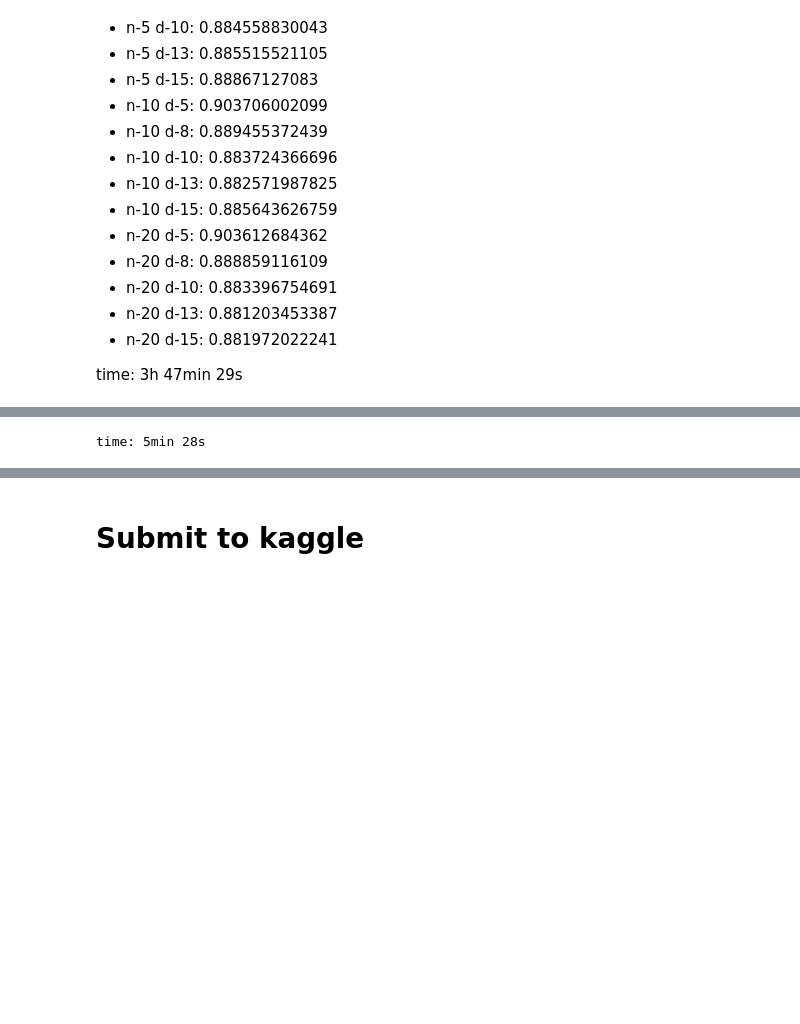
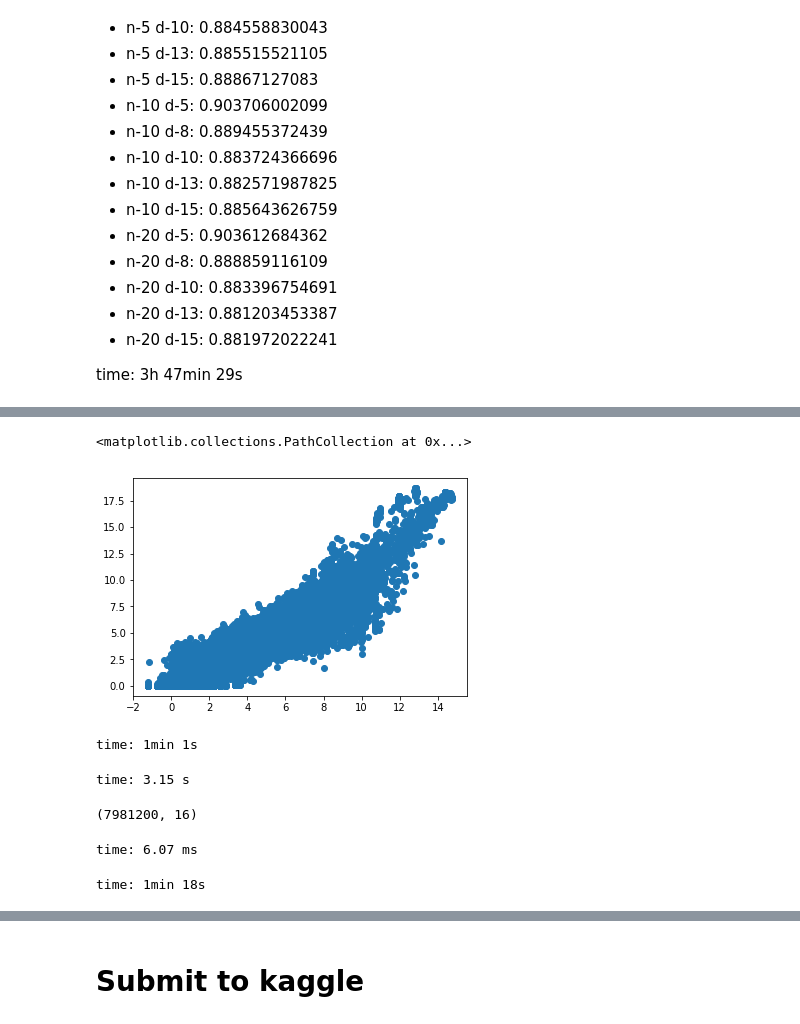
Before and after one commit to encredible/kaggle-solution, a Jupyter notebook: competitive-data-science-final-project/solution.ipynb, the cells around one changed output, grey strips where cells are left out. Cells and saved outputs as stored; diff of their text form; code cells hidden in the pictures; blank space fills up the shorter version.

Commit message:
Test ensembling

```diff
--- a/competitive-data-science-final-project/solution.ipynb
+++ b/competitive-data-science-final-project/solution.ipynb
@@ -626,0 +604,2 @@ time: 4min 51s
+# %%
+pred_lgb = lgb.predict(X_valid)
@@ -626,0 +608,2 @@ time: 4min 51s
+# %%
+X_test_level2 = np.c_[pred_lr, pred_lgb]
@@ -626,0 +612,7 @@ time: 4min 51s
+# %%
+#원래는 27~32였는데 시간이 오래걸릴거 같아서 줄임
+level2_date_blocks = [27,28,29,30,31,32]
+dates_train_level2 = dates_train[dates_train.isin(level2_date_blocks)]
+
+# That is how we get target for the 2nd level dataset
+y_train_level2 = y_train[dates_train.isin(level2_date_blocks)]
@@ -626,0 +621,29 @@ time: 4min 51s
+# %%
+# And here we create 2nd level feeature matrix, init it with zeros first
+X_train_level2 = np.zeros([y_train_level2.shape[0], 2])
+
+# Now fill `X_train_level2` with metafeatures
+for cur_block_num in level2_date_blocks:
+
+    print(cur_block_num)
+
+    '''
+        1. Split `X_train` into parts
+           Remember, that corresponding dates are stored in `dates_train`
+        2. Fit linear regression
+        3. Fit LightGBM and put predictions
+        4. Store predictions from 2. and 3. in the right place of `X_train_level2`.
+           You can use `dates_train_level2` for it
+           Make sure the order of the meta-features is the same as in `X_test_level2`
+    '''
+
+    #  YOUR CODE GOES HERE
+    lr = LinearRegression()
+    lr.fit(X_train[dates_train < cur_block_num].values, y_train[dates_train < cur_block_num])
+    pred_lr_level2 = lr.predict(X_train[dates_train == cur_block_num].values)
+
+    lgb = lightgbm.train(lgb_params, lightgbm.Dataset(X_train[dates_train < cur_block_num], label=y_train[dates_train < cur_block_num]), 100)
+    pred_lgb_level2 = lgb.predict(X_train[dates_train == cur_block_num].values)
+
+    X_train_level2[dates_train_level2.isin([cur_block_num]), 0] = pred_lr_level2.copy()
+    X_train_level2[dates_train_level2.isin([cur_block_num]), 1] = pred_lgb_level2.copy()
@@ -627,6 +658,19 @@ time: 4min 51s
+# %%
+plt.scatter(X_train_level2[:,0], X_train_level2[:,1])
+# %% [output]
+<matplotlib.collections.PathCollection at 0x...>
+[figure, added]
+time: 1min 1s
+# %%
+X_train_plus_level2 = np.c_[X_train[dates_train.isin(level2_date_blocks)].values, X_train_level2]
+# %% [output]
+time: 3.15 s
+# %%
+X_train_plus_level2.shape
+# %% [output]
+(7981200, 16)
+time: 6.07 ms
 # %%
-lgb = lightgbm.train(lgb_params, lightgbm.Dataset(X_full_train, label=y_full_train), 100)
-
-lgb_pred = lgb.predict(X_test)
+meta_model = lightgbm.train(lgb_params, lightgbm.Dataset(X_train_plus_level2, label=y_train_level2), 100)
 # %% [output]
-time: 5min 28s
+time: 1min 18s
```
Also changed, not shown: parts of 45 cells of this notebook.
